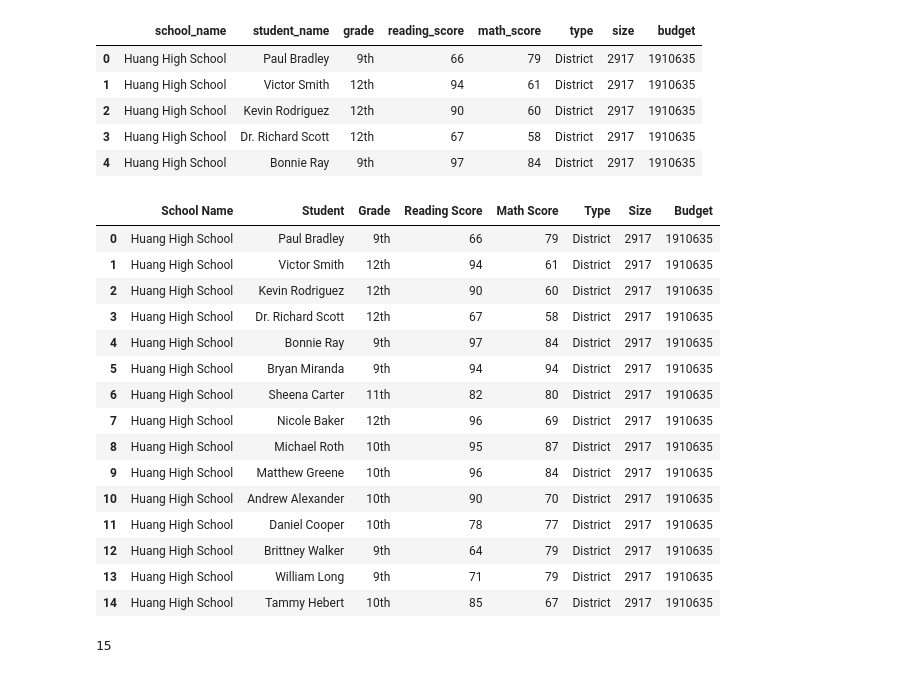
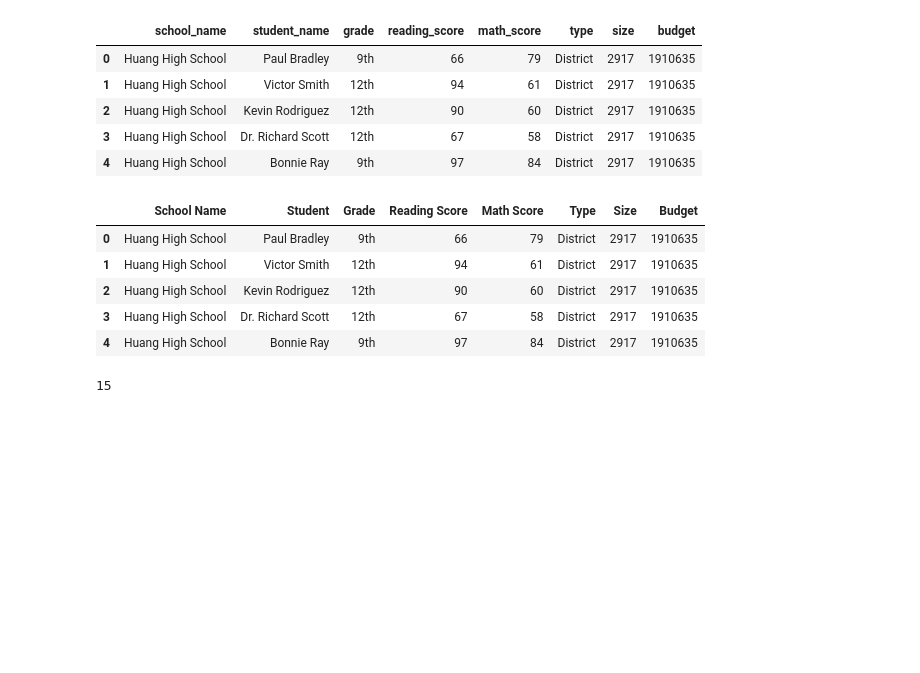
Before and after one commit to darenhamilton/PyCitySchools, a Jupyter notebook: PyCitySchools/PyCitySchools.ipynb, the cells around one changed output. Drawn from its saved outputs; the diff is of its cells as text; code cells hidden in the pictures; blank space fills up the shorter version.

```diff
--- a/PyCitySchools/PyCitySchools.ipynb
+++ b/PyCitySchools/PyCitySchools.ipynb
@@ -71,24 +72,14 @@ rename_df = reduced_df.rename(columns={"school_name": "School Name",
                                        "size": "Size",
                                        "budget": "Budget"})
 # %%
-rename_df.head(15)
+rename_df.head()
 # %% [output]
 |  | School Name | Student | Grade | Reading Score | Math Score | Type | Size | Budget |
 | 0 | Huang High School | Paul Bradley | 9th | 66 | 79 | District | 2917 | 1910635 |
 | 1 | Huang High School | Victor Smith | 12th | 94 | 61 | District | 2917 | 1910635 |
 | 2 | Huang High School | Kevin Rodriguez | 12th | 90 | 60 | District | 2917 | 1910635 |
 | 3 | Huang High School | Dr. Richard Scott | 12th | 67 | 58 | District | 2917 | 1910635 |
 | 4 | Huang High School | Bonnie Ray | 9th | 97 | 84 | District | 2917 | 1910635 |
-| 5 | Huang High School | Bryan Miranda | 9th | 94 | 94 | District | 2917 | 1910635 |
-| 6 | Huang High School | Sheena Carter | 11th | 82 | 80 | District | 2917 | 1910635 |
-| 7 | Huang High School | Nicole Baker | 12th | 96 | 69 | District | 2917 | 1910635 |
-| 8 | Huang High School | Michael Roth | 10th | 95 | 87 | District | 2917 | 1910635 |
-| 9 | Huang High School | Matthew Greene | 10th | 96 | 84 | District | 2917 | 1910635 |
-| 10 | Huang High School | Andrew Alexander | 10th | 90 | 70 | District | 2917 | 1910635 |
-| 11 | Huang High School | Daniel Cooper | 10th | 78 | 77 | District | 2917 | 1910635 |
-| 12 | Huang High School | Brittney Walker | 9th | 64 | 79 | District | 2917 | 1910635 |
-| 13 | Huang High School | William Long | 9th | 71 | 79 | District | 2917 | 1910635 |
-| 14 | Huang High School | Tammy Hebert | 10th | 85 | 67 | District | 2917 | 1910635 |
 # %%
 #Calculate the total number of schools
 school_count = len(rename_df["School Name"].unique())
```
Also changed, not shown: parts of 64 cells of this notebook, 1 other file.
